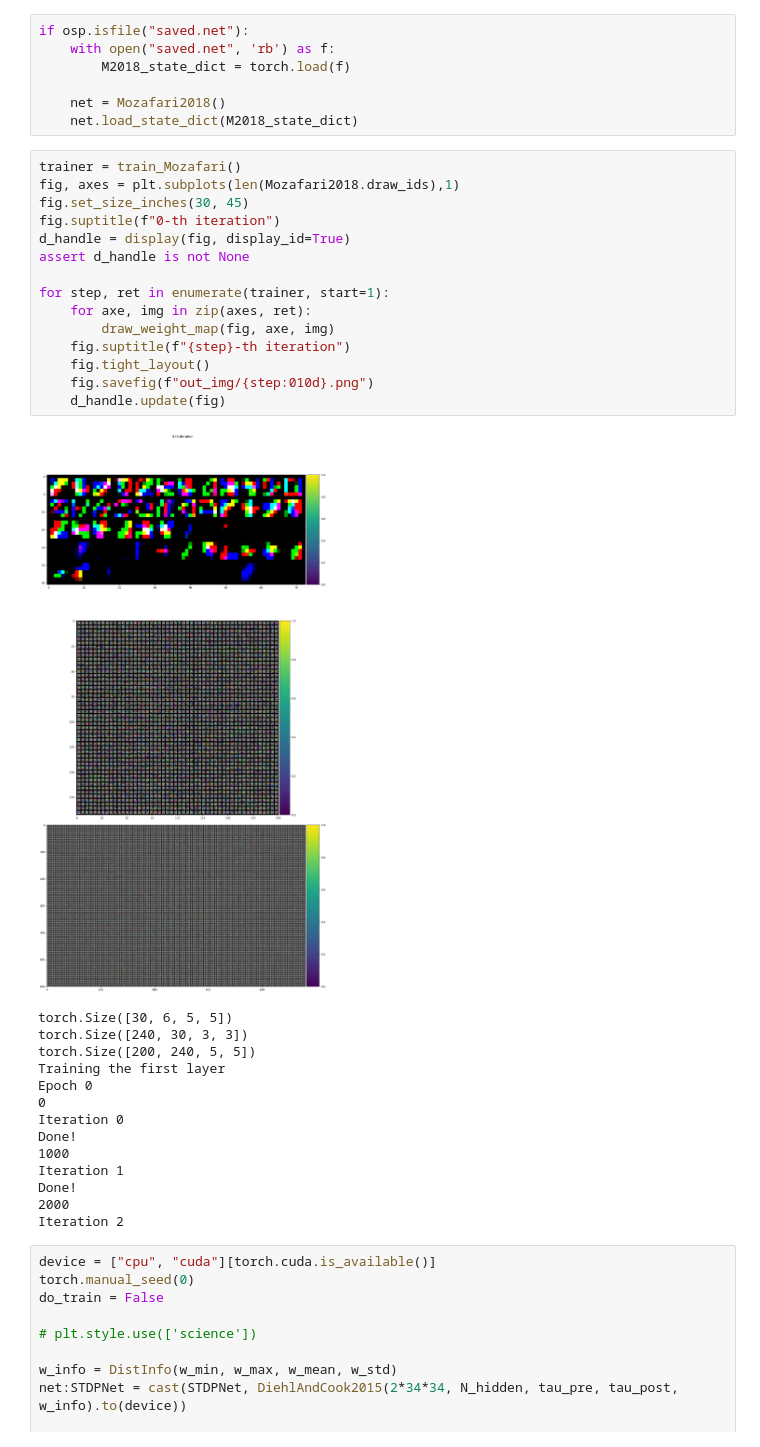
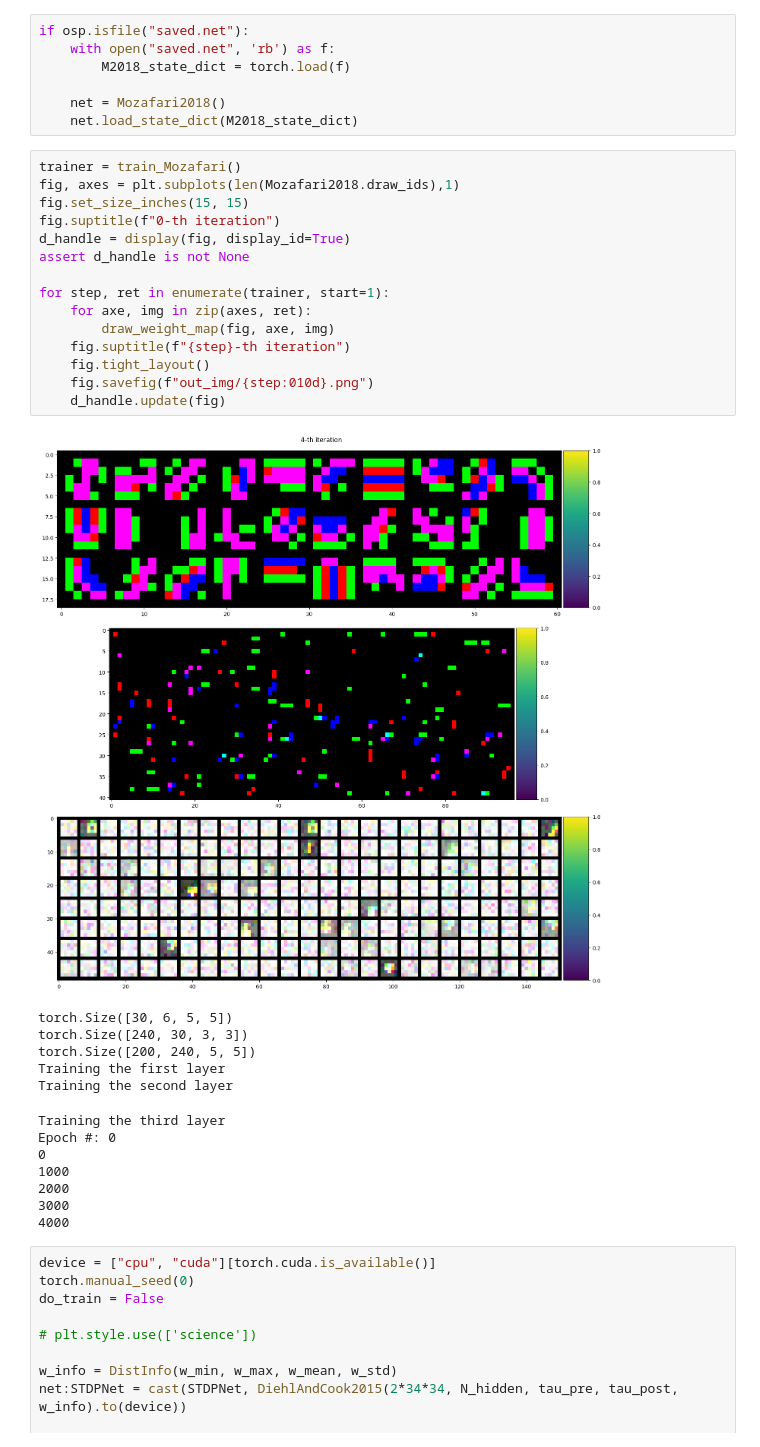
Before and after one commit to brseong/STDP-verification, a Jupyter notebook: stdp_trace.ipynb, the cells around one changed output. Cells and saved outputs as stored; diff of their text form.

```diff
--- a/stdp_trace.ipynb
+++ b/stdp_trace.ipynb
@@ -52,33 +52,32 @@ if osp.isfile("saved.net"):
 # %%
 trainer = train_Mozafari()
 fig, axes = plt.subplots(len(Mozafari2018.draw_ids),1)
-fig.set_size_inches(30, 45)
+fig.set_size_inches(15, 15)
 fig.suptitle(f"0-th iteration")
 d_handle = display(fig, display_id=True)
 assert d_handle is not None
 
 for step, ret in enumerate(trainer, start=1):
     for axe, img in zip(axes, ret):
         draw_weight_map(fig, axe, img)
     fig.suptitle(f"{step}-th iteration")
     fig.tight_layout()
     fig.savefig(f"out_img/{step:010d}.png")
     d_handle.update(fig)
 # %% [output]
-[figure, old version]
+[figure, new version]
 torch.Size([30, 6, 5, 5])
 torch.Size([240, 30, 3, 3])
 torch.Size([200, 240, 5, 5])
 Training the first layer
-Epoch 0
-0
-Iteration 0
-Done!
-1000
-Iteration 1
-Done!
-2000
-Iteration 2
+Training the second layer
+Training the third layer
+Epoch #: 0
+0
+1000
+2000
+3000
+4000
 # %%
 device = ["cpu", "cuda"][torch.cuda.is_available()]
 torch.manual_seed(0)
```
Also changed, not shown: 1 other file.
